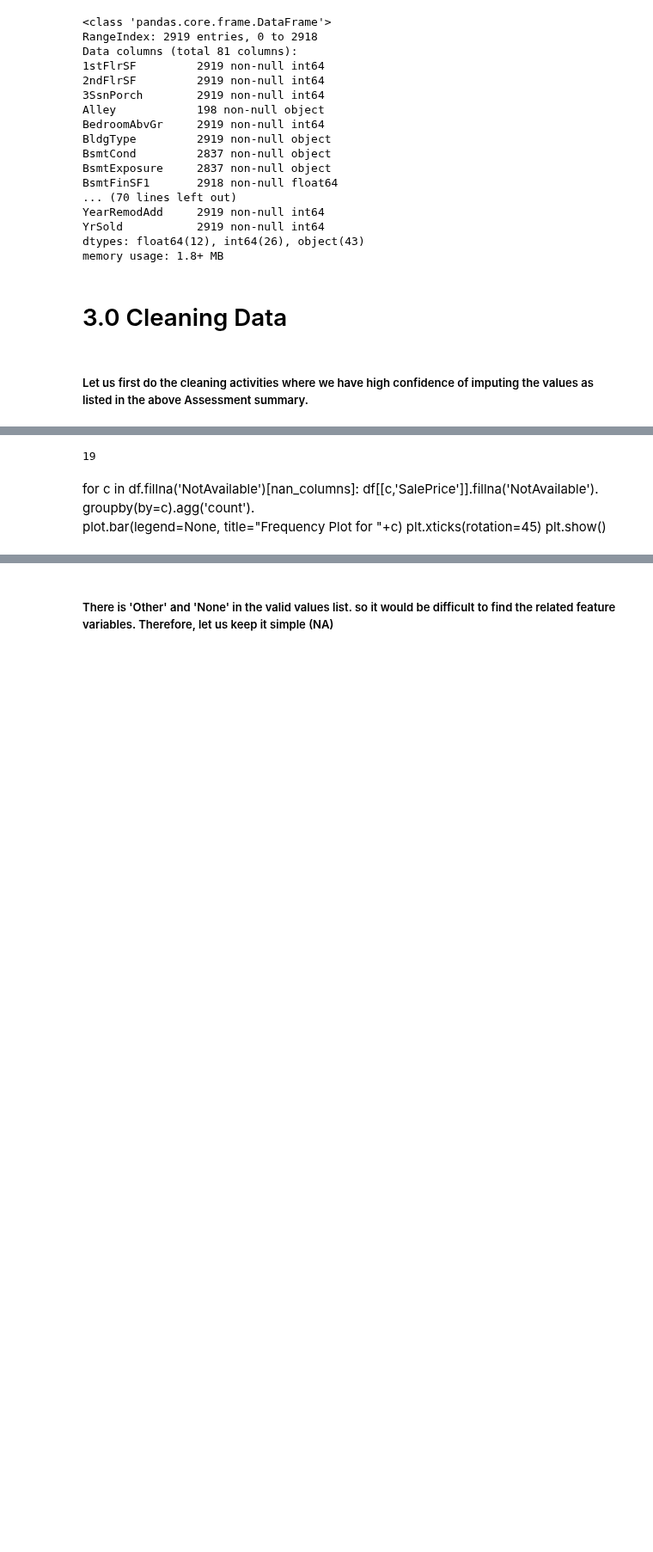
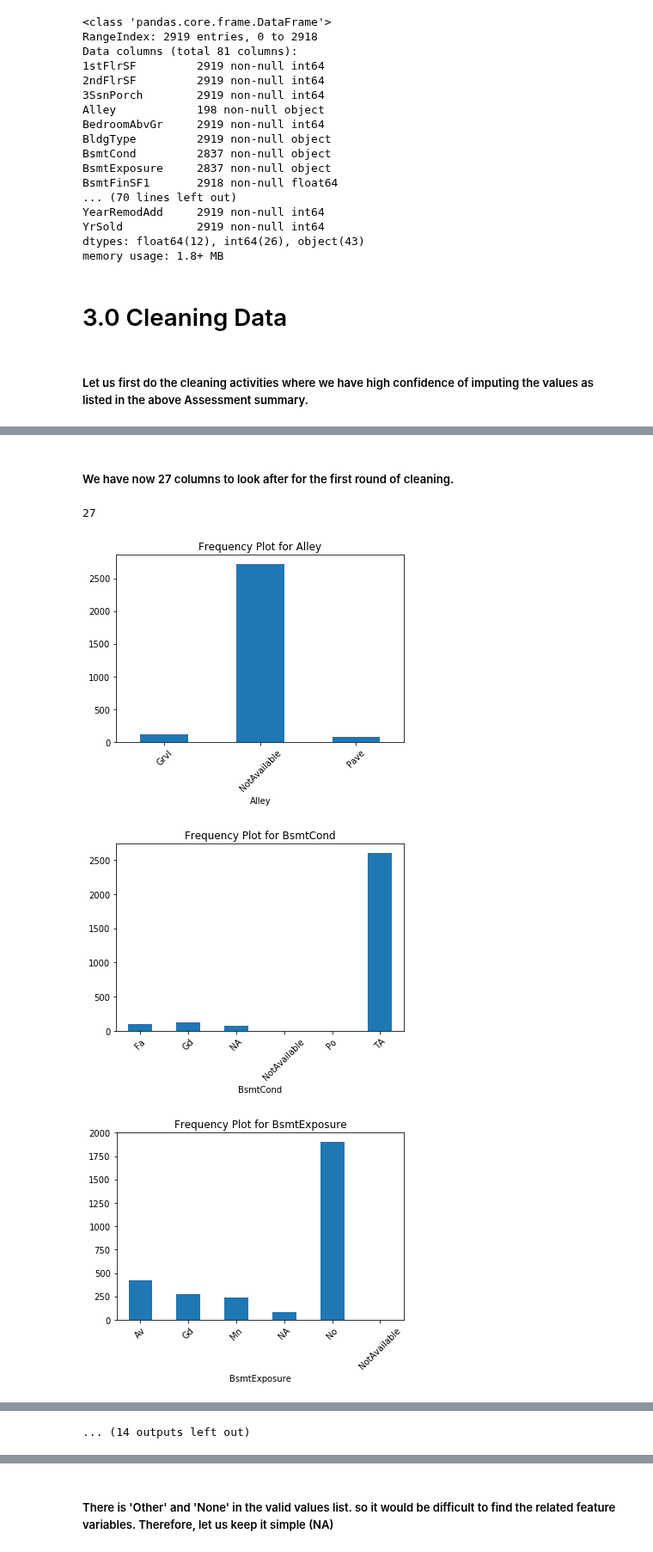
Before and after one commit to PadmarajBhat/Kaggle-Dataset-Exploration, a Jupyter notebook: House Prices- Advanced Regression Techniques/Data Wrangling/House Prices - ART(Wrangling).ipynb, the cells around one changed output, grey strips where cells are left out. Shown at 86% size. Saved outputs shown, nothing was run; the diff lists cells and outputs as text; code cells hidden in the pictures; blank space fills up the shorter version.

Commit message:
feat: Wrangling v4.1 : Cleaning - Alley
- There is no precise way we can defend the imputation of Alley and hence we will park this for next iteration.

```diff
--- a/House Prices- Advanced Regression Techniques/Data Wrangling/House Prices - ART(Wrangling).ipynb
+++ b/House Prices- Advanced Regression Techniques/Data Wrangling/House Prices - ART(Wrangling).ipynb
@@ -202,9 +202,10 @@ def cleanStage1(df):
 
 
     #Blunt Initialization
-    df = df.fillna("NotAvailable")
+    #df = df.fillna("NotAvailable")
 
     #TotalBsmtSF == NotAvailable
+    df['TotalBsmtSF'] = df.TotalBsmtSF.fillna("NotAvailable")
     df['TotalBsmtSF'] = df.TotalBsmtSF.apply(lambda x: 0 if "NotAvailable" == x else x)
 
     #BsmtQual	BsmtCond	BsmtExposure	BsmtFinType1	BsmtFinType2
@@ -220,7 +221,8 @@ def cleanStage1(df):
     df['BsmtUnfSF'] = df.apply(lambda x: "NA" if x['TotalBsmtSF'] == 0 else x['BsmtUnfSF'], axis=1)
 
     #GarageYrBlt	GarageFinish GarageQual	GarageCond GarageCars	GarageArea
-    df['GarageType'] = df.GarageType.apply(lambda x: "NA" if "NotAvailable" == x else x)
+    #df['GarageType'] = df.GarageType.apply(lambda x: "NA" if "NotAvailable" == x else x)
+    df['GarageType'] = df.GarageType.fillna("NA")
     #df['GarageYrBlt'] = df.apply(lambda x: "NA" if x['GarageType'] == "NA" else x['GarageYrBlt'], axis=1)
     df['GarageFinish'] = df.apply(lambda x: "NA" if x['GarageType'] == "NA" else x['GarageFinish'], axis=1)
 
@@ -257,11 +268,21 @@ memory usage: 1.8+ MB
+# %% [markdown]
+##### We have now 27 columns to look after for the first round of cleaning.
 # %%
-len(df.columns[df.isna().any()].tolist())
+len(df_stage_1.columns[df_stage_1.isna().any()].tolist())
 # %% [output]
-19
+27
-# %% [markdown]
-for c in df.fillna('NotAvailable')[nan_columns]:
-    df[[c,'SalePrice']].fillna('NotAvailable').\
-    groupby(by=c).agg('count').\
-    plot.bar(legend=None, title="Frequency Plot for "+c)
-    plt.xticks(rotation=45)
-    plt.show()
+# %%
+def plotNAs(df):
+    nan_columns = df.columns[df.isna().any()].tolist()
+    nan_columns.remove('SalePrice')
+    for c in df.fillna('NotAvailable')[nan_columns]:
+        df[[c,'SalePrice']].fillna('NotAvailable').\
+        groupby(by=c).agg('count').\
+        plot.bar(legend=None, title="Frequency Plot for "+c)
+        plt.xticks(rotation=45)
+        plt.show()
+plotNAs(df_stage_1)
+# %% [output]
+[figure, added]
+[figure, added]
+[figure, added]
@@ -267,0 +298 @@ for c in df.fillna('NotAvailable')[nan_columns]:
+... (14 outputs left out)
```
Also changed, not shown: parts of 58 cells of this notebook.
